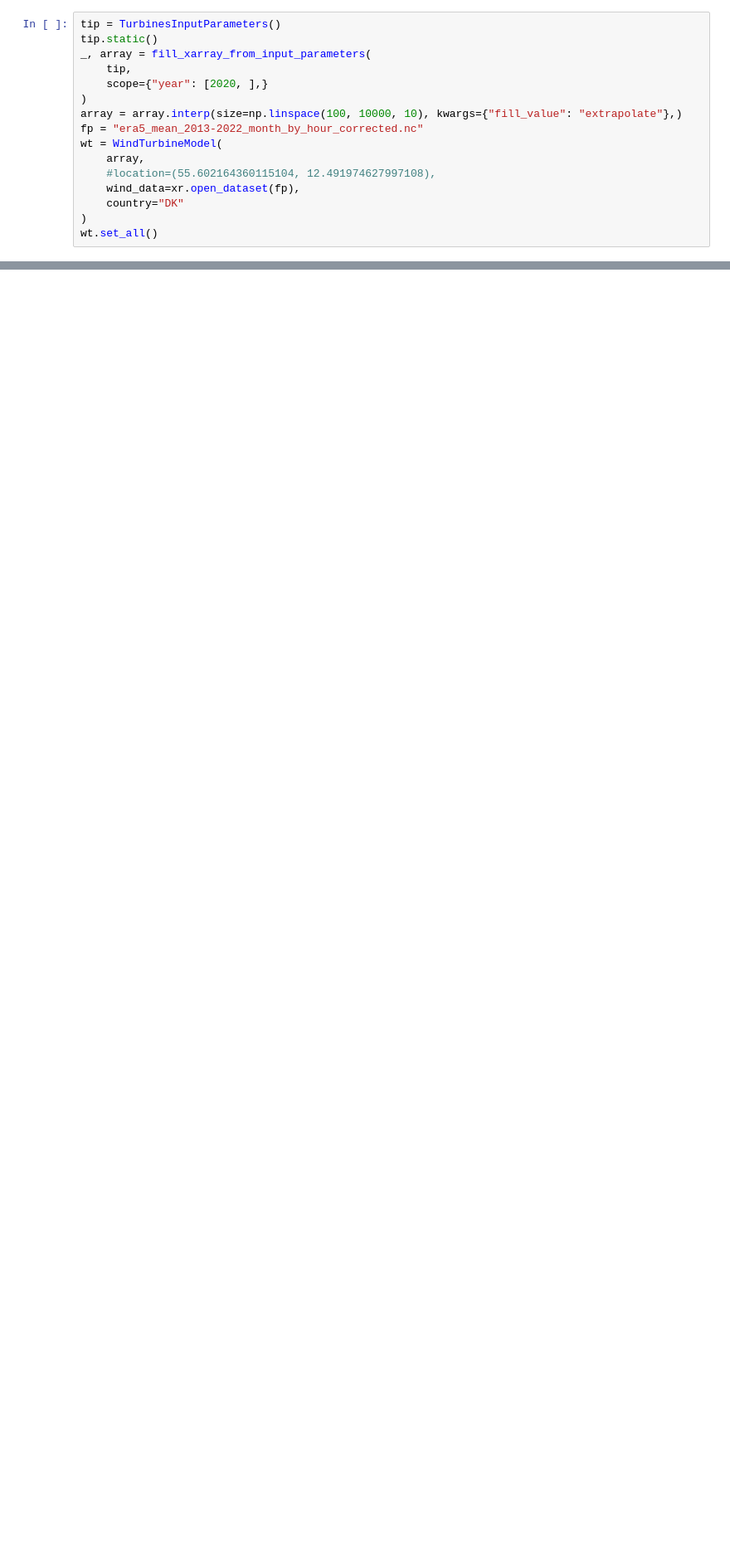
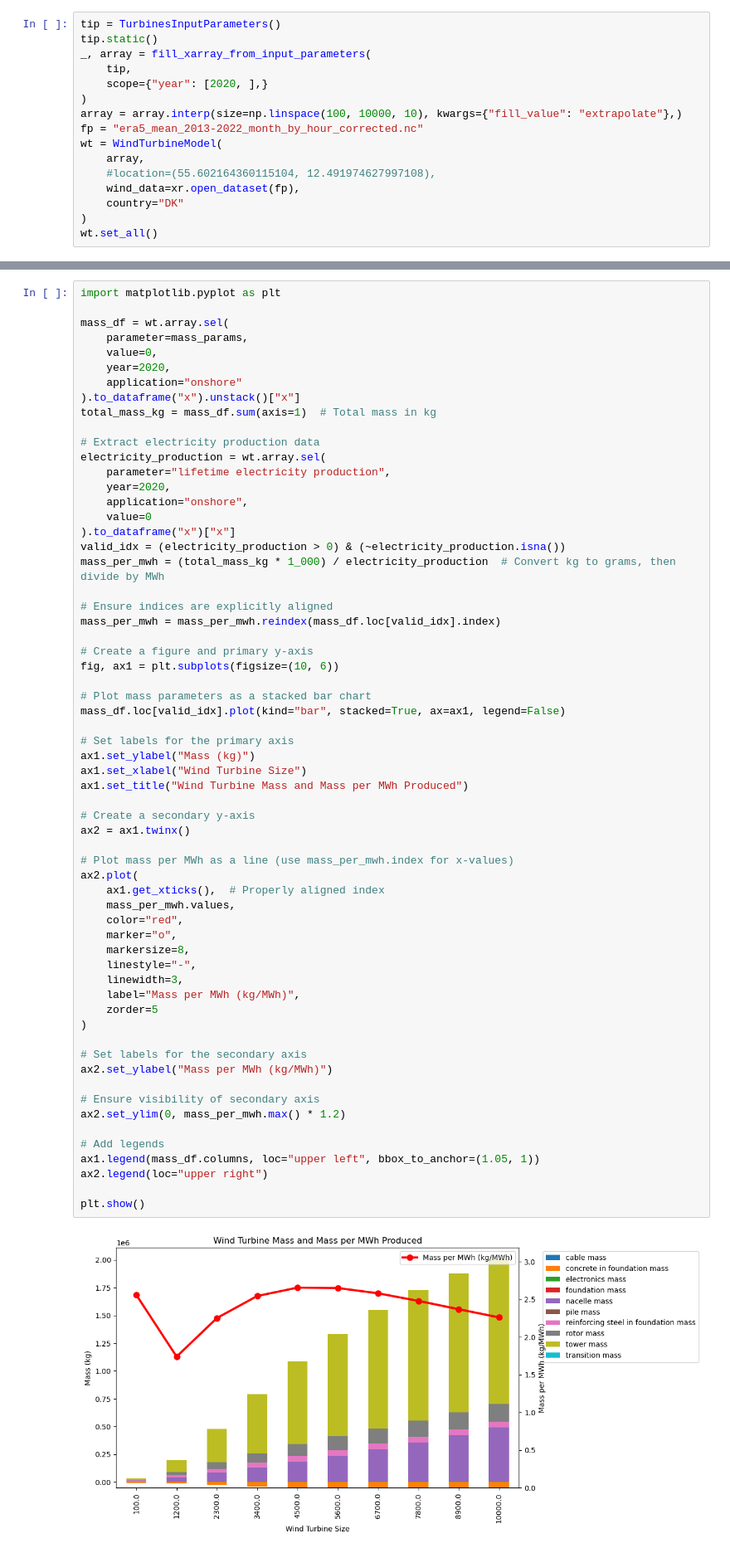
Before and after one commit to Laboratory-for-Energy-Systems-Analysis/windisch, a Jupyter notebook: dev/sizing.ipynb, the cells around one changed output, grey strips where cells are left out. Shown: that part at 83% size. Saved outputs shown, nothing was run; the diff lists cells and outputs as text; blank space fills up the shorter version.

```diff
--- a/dev/sizing.ipynb
+++ b/dev/sizing.ipynb
@@ -155,0 +191,64 @@ Text(0.5, 1.0, 'Rotor diameter vs. Rotor mass')
+# %%
+import matplotlib.pyplot as plt
+
+mass_df = wt.array.sel(
+    parameter=mass_params,
+    value=0,
+    year=2020,
+    application="onshore"
+).to_dataframe("x").unstack()["x"]
+total_mass_kg = mass_df.sum(axis=1)  # Total mass in kg
+
+# Extract electricity production data
+electricity_production = wt.array.sel(
+    parameter="lifetime electricity production",
+    year=2020,
+    application="onshore",
+    value=0
+).to_dataframe("x")["x"]
+valid_idx = (electricity_production > 0) & (~electricity_production.isna())
+mass_per_mwh = (total_mass_kg * 1_000) / electricity_production  # Convert kg to grams, then divide by MWh
+
+# Ensure indices are explicitly aligned
+mass_per_mwh = mass_per_mwh.reindex(mass_df.loc[valid_idx].index)
+
+# Create a figure and primary y-axis
+fig, ax1 = plt.subplots(figsize=(10, 6))
+
+# Plot mass parameters as a stacked bar chart
+mass_df.loc[valid_idx].plot(kind="bar", stacked=True, ax=ax1, legend=False)
+
+# Set labels for the primary axis
+ax1.set_ylabel("Mass (kg)")
+ax1.set_xlabel("Wind Turbine Size")
+ax1.set_title("Wind Turbine Mass and Mass per MWh Produced")
+
+# Create a secondary y-axis
+ax2 = ax1.twinx()
+
+# Plot mass per MWh as a line (use mass_per_mwh.index for x-values)
+ax2.plot(
+    ax1.get_xticks(),  # Properly aligned index
+    mass_per_mwh.values,
+    color="red",
+    marker="o",
+    markersize=8,
+    linestyle="-",
+    linewidth=3,
+    label="Mass per MWh (kg/MWh)",
+    zorder=5
+)
+
+# Set labels for the secondary axis
+ax2.set_ylabel("Mass per MWh (kg/MWh)")
+
+# Ensure visibility of secondary axis
+ax2.set_ylim(0, mass_per_mwh.max() * 1.2)
+
+# Add legends
+ax1.legend(mass_df.columns, loc="upper left", bbox_to_anchor=(1.05, 1))
+ax2.legend(loc="upper right")
+
+plt.show()
+# %% [output]
+[figure, added]
```
Also changed, not shown: parts of 4 cells of this notebook, 3 other files.
